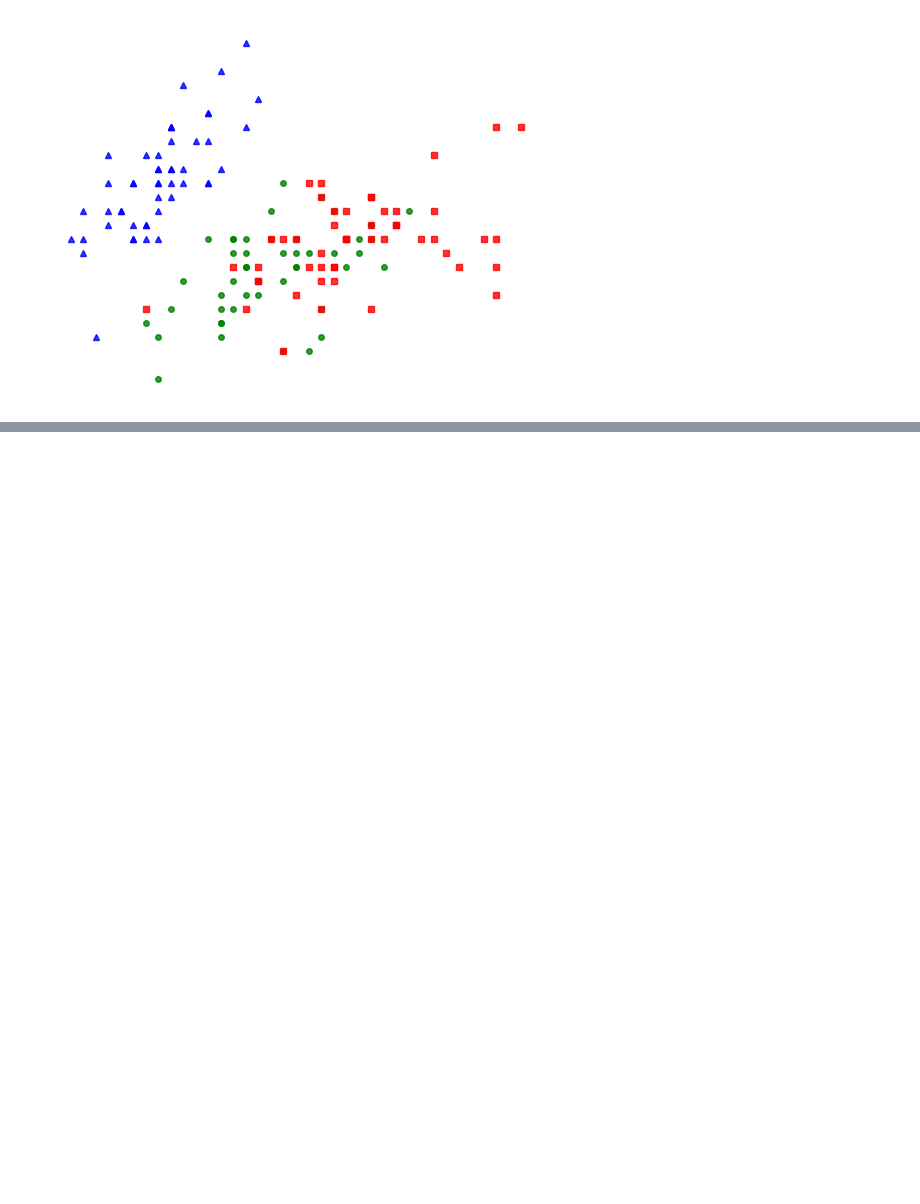
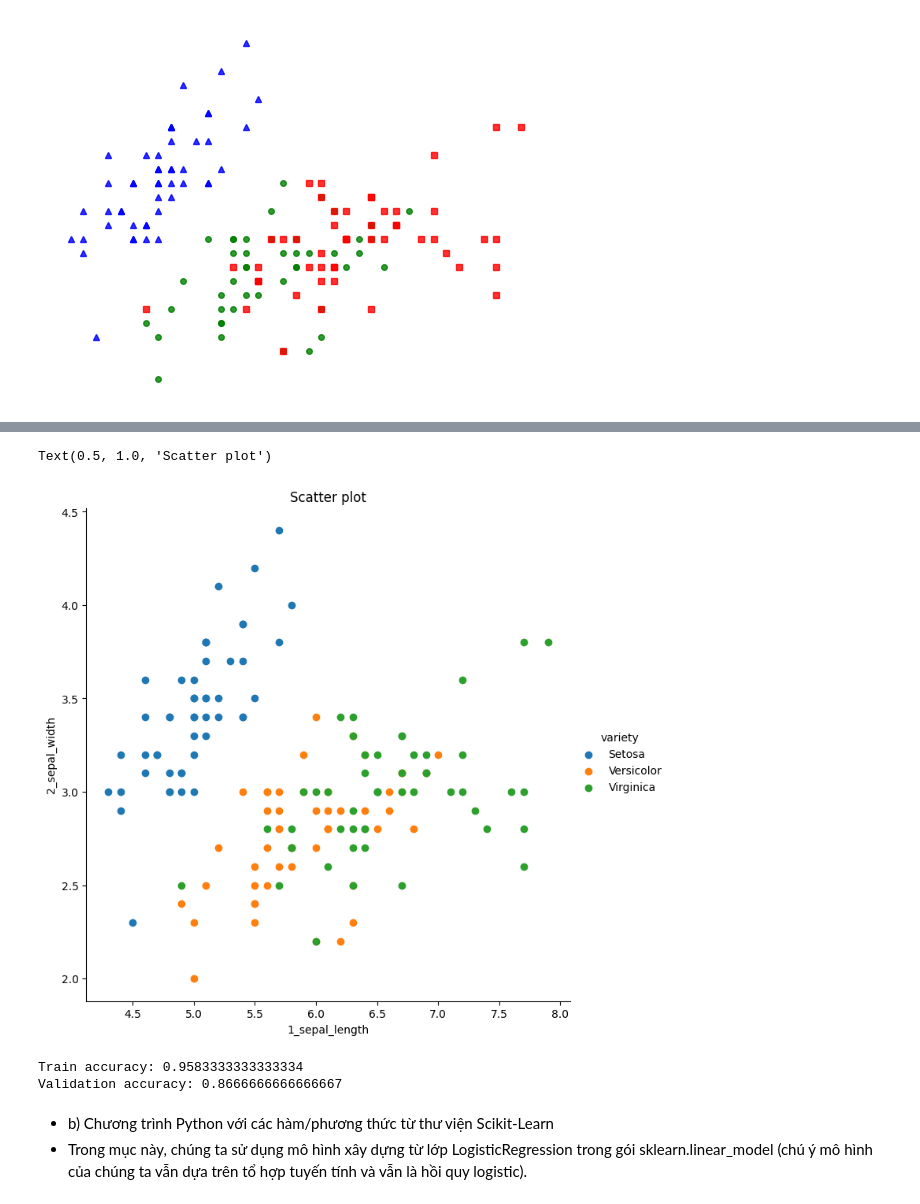
Before and after one commit to vutiendat2302/hocky-2-nam-3-toantin-, a Jupyter notebook: machine_learning/exercise/ex4/23000111_VuTienDat_K-NN_&_MULTINOMIAL_LOGISTIC_REGRESSION.ipynb, the cells around one changed output, grey strips where cells are left out. Cells and saved outputs as stored; diff of their text form; code cells hidden in the pictures; blank space fills up the shorter version.

```diff
--- a/machine_learning/exercise/ex4/23000111_VuTienDat_K-NN_&_MULTINOMIAL_LOGISTIC_REGRESSION.ipynb
+++ b/machine_learning/exercise/ex4/23000111_VuTienDat_K-NN_&_MULTINOMIAL_LOGISTIC_REGRESSION.ipynb
@@ -248,0 +565,8 @@ def find_nearest_index(array, value, k):
+# %%
+iris = pd.read_csv("iris.csv")
+
+iris = iris.rename(columns = {'sepal.length': '1_sepal_length',
+                                           'sepal.width': '2_sepal_width',
+                                           'petal.length': '3_petal_length',
+                                           'petal.width': '4_petal_width'})
+iris.head(5)
@@ -248,0 +580,8 @@ def find_nearest_index(array, value, k):
+# %%
+sns.FacetGrid(iris, hue = 'variety', height = 7).map(plt.scatter,
+                                                   '1_sepal_length',
+                                                   '2_sepal_width', ).add_legend()
+plt.title('Scatter plot')
+# %% [output]
+Text(0.5, 1.0, 'Scatter plot')
+[figure, added]
@@ -248,0 +623,14 @@ def find_nearest_index(array, value, k):
+# %%
+def accuracy(y_true, y_pred):
+    return np.mean(y_true == y_pred)
+
+print("Train accuracy:", accuracy(y_train, y_pred_train))
+print("Validation accuracy:", accuracy(y_val, y_pred_val))
+# %% [output]
+Train accuracy: 0.9583333333333334
+Validation accuracy: 0.8666666666666667
+# %% [markdown]
+- b) Chương trình Python với các hàm/phương thức từ thư viện Scikit-Learn
+- Trong mục này, chúng ta sử dụng mô hình xây dựng từ lớp LogisticRegression trong gói
+sklearn.linear_model (chú ý mô hình của chúng ta vẫn dựa trên tổ hợp tuyến tính và vẫn là hồi
+quy logistic).
```
Also changed, not shown: parts of 57 cells of this notebook, 35 other files.
